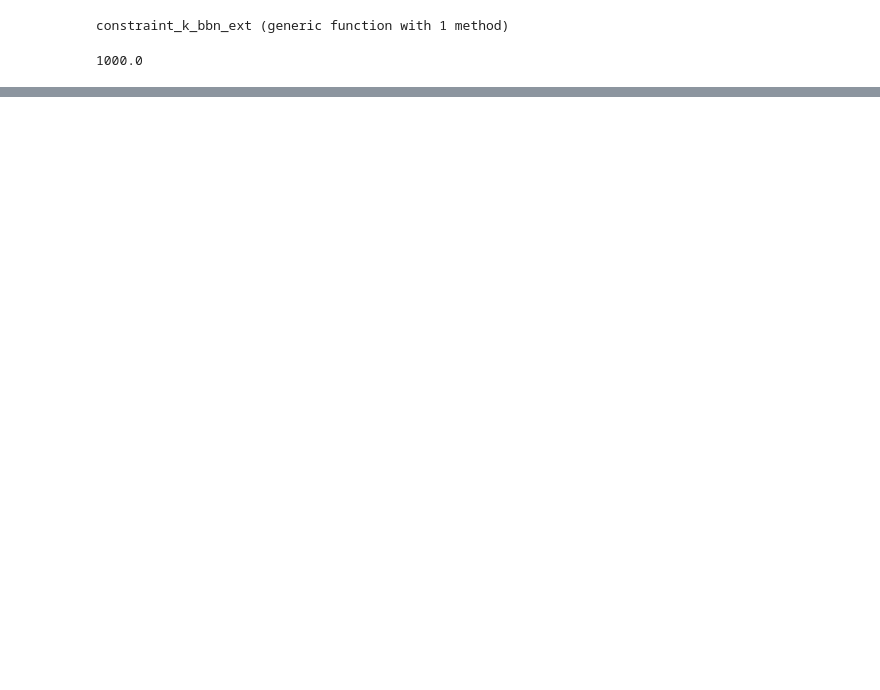
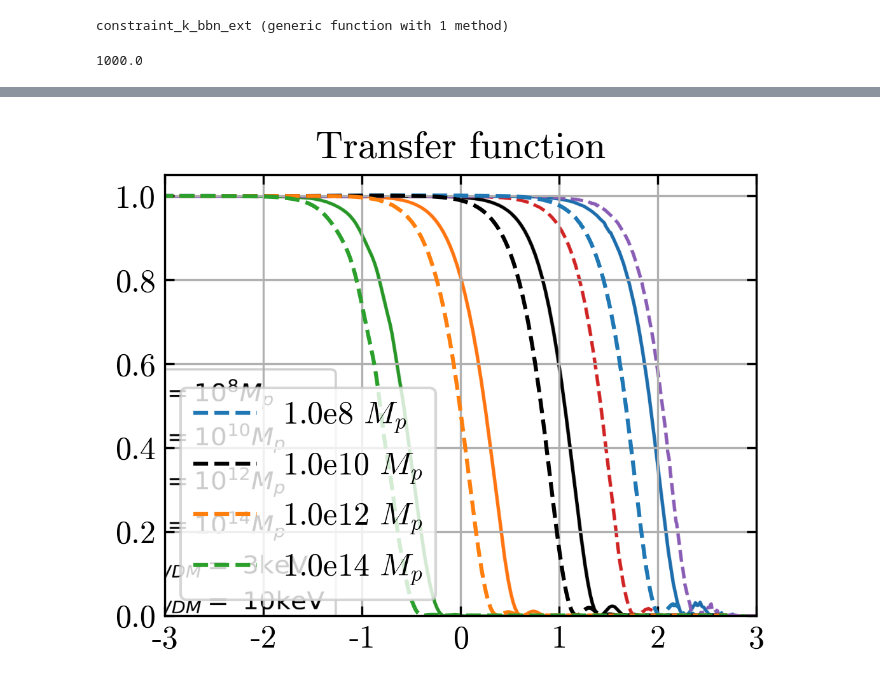
Before and after one commit to valentinthoss/DMProduction, a Jupyter notebook: Class.ipynb, the cells around one changed output, grey strips where cells are left out. Cells and saved outputs as stored; diff of their text form; code cells hidden in the pictures; blank space fills up the shorter version.

```diff
--- a/Class.ipynb
+++ b/Class.ipynb
@@ -33,16 +32,16 @@ constraint_k_bbn_ext (generic function with 1 method)
 # %%
 #BLACK HOLE PARAMETERS
 
-m0s = 1e1*ones(2) #BH mass in gram
-ks = 0.5*ones(2) #Burden exponent
-qs = 0.5*ones(2) #Burden q (when memory burden sets in)
-bursts = trues(2) #Whether T~const. or T~1/M during memory burden
+m0s = 1e1*ones(20) #BH mass in gram
+ks = 0.5*ones(20) #Burden exponent
+qs = 0.5*ones(20) #Burden q (when memory burden sets in)
+bursts = trues(20) #Whether T~const. or T~1/M during memory burden
 a_bh = 0.0 #Value of initial BH spin parameter
 two_stages = true #Whether to include two stages of the evaporation (does not work with fit!)
 
 #PARTICLE DM PARAMETERS
 
-m_ncdms = [0.1,1] #DM mass in GeV
+m_ncdms = 10 .^ LinRange(-1,2,20) #DM mass in GeV
 s = 0.5 #Spin of DM particle
 g = 1 #DOF of DM particle
 
@@ -57,12 +56,12 @@ f = nothing #Initial PBH dark matter fraciton. If set to nothing then Ω_ncdm is
 
 #PSD PARAMETERS
 
-use_fits = falses(2) #Whether to use a PSD file or an analytical expression
+use_fits = falses(20) #Whether to use a PSD file or an analytical expression
 
 n_e_class = 200 #Number of values for q=E/T for CLASS
 q_min_class = 0.01 #Minimum value for q=E/T for CLASS
 q_max_class = 100 #Maximum value for q=E/T for CLASS
-n_e = 1000 #Number of values for q=E/T for CLASS
+n_e = 1000 #Number of values for q=E/T for plots and fitting
 q_min = 1e-4 #Minimum value for q=E/T for plots and fitting
 q_max = 1e3 #Maximum value for q=E/T for plots and fitting
 # %% [output]
@@ -403,0 +516,20 @@ PyObject <matplotlib.collections.LineCollection object at 0x...>
+# %%
+colors = ["tab:blue","black","tab:orange","tab:green"]
+
+fig = figure()
+imshow(imread("../Literature/baldes.png"),extent=[-3,3,0,1],aspect="auto")
+data_cdm = readdlm("Data/CDM00_pk.dat",skipstart=4)
+for i=1:length(m0s)
+    data_pbh = readdlm(string("Output/",i,"_pk.dat"),skipstart=4)
+    plot(log10.(data_pbh[:,1]),data_pbh[:,2]./data_cdm[:,2],
+    label=string(round(m0s[i]/mp,sigdigits=3),L" $M_p$"),color=colors[i],"--")
+end
+
+xlim(-3,3)
+grid()
+title("Transfer function")
+legend()
+show()
+savefig("Plots/transfer.png")
+# %% [output]
+[figure, added]
```
Also changed, not shown: parts of 28 cells of this notebook, 15 other files.
